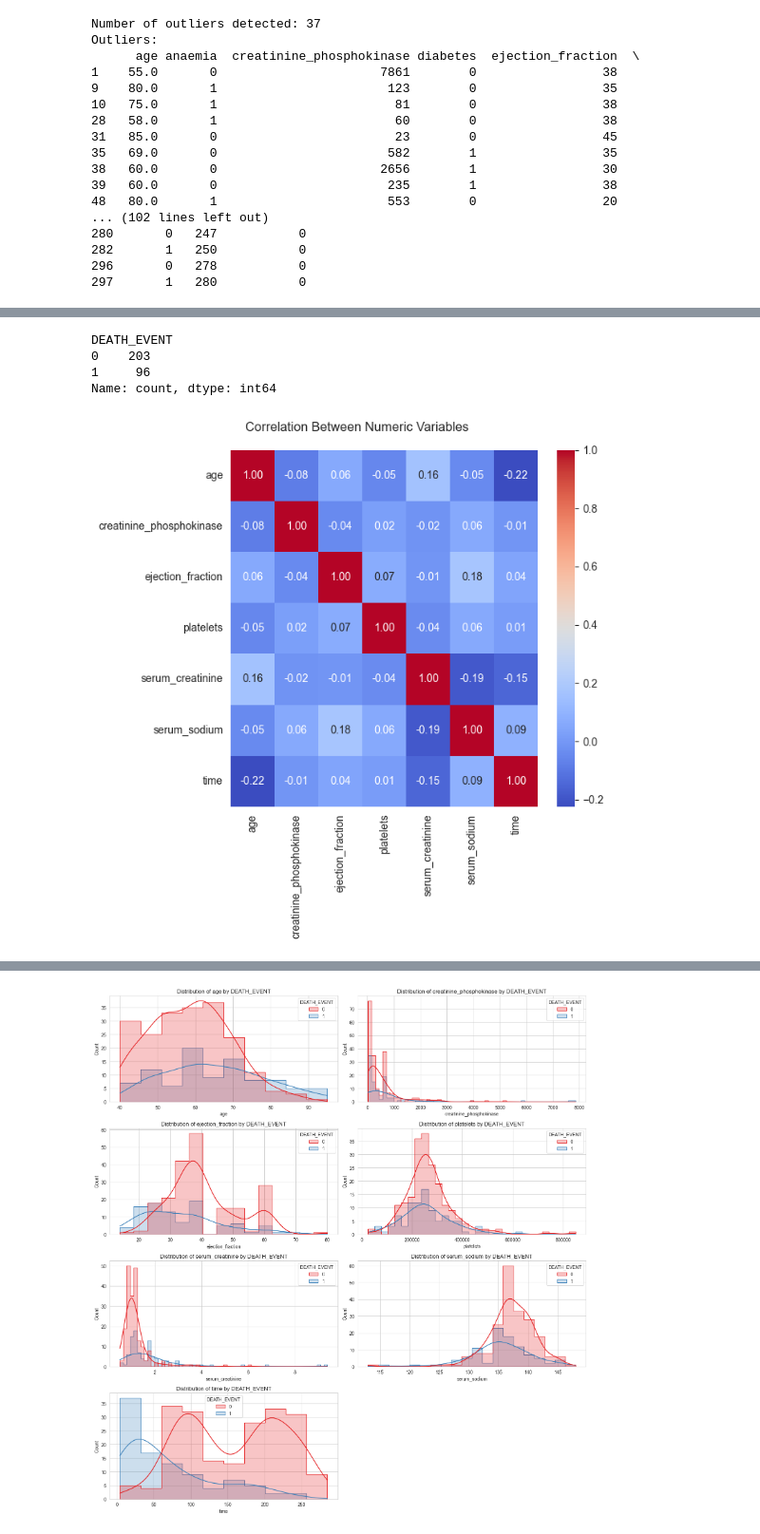
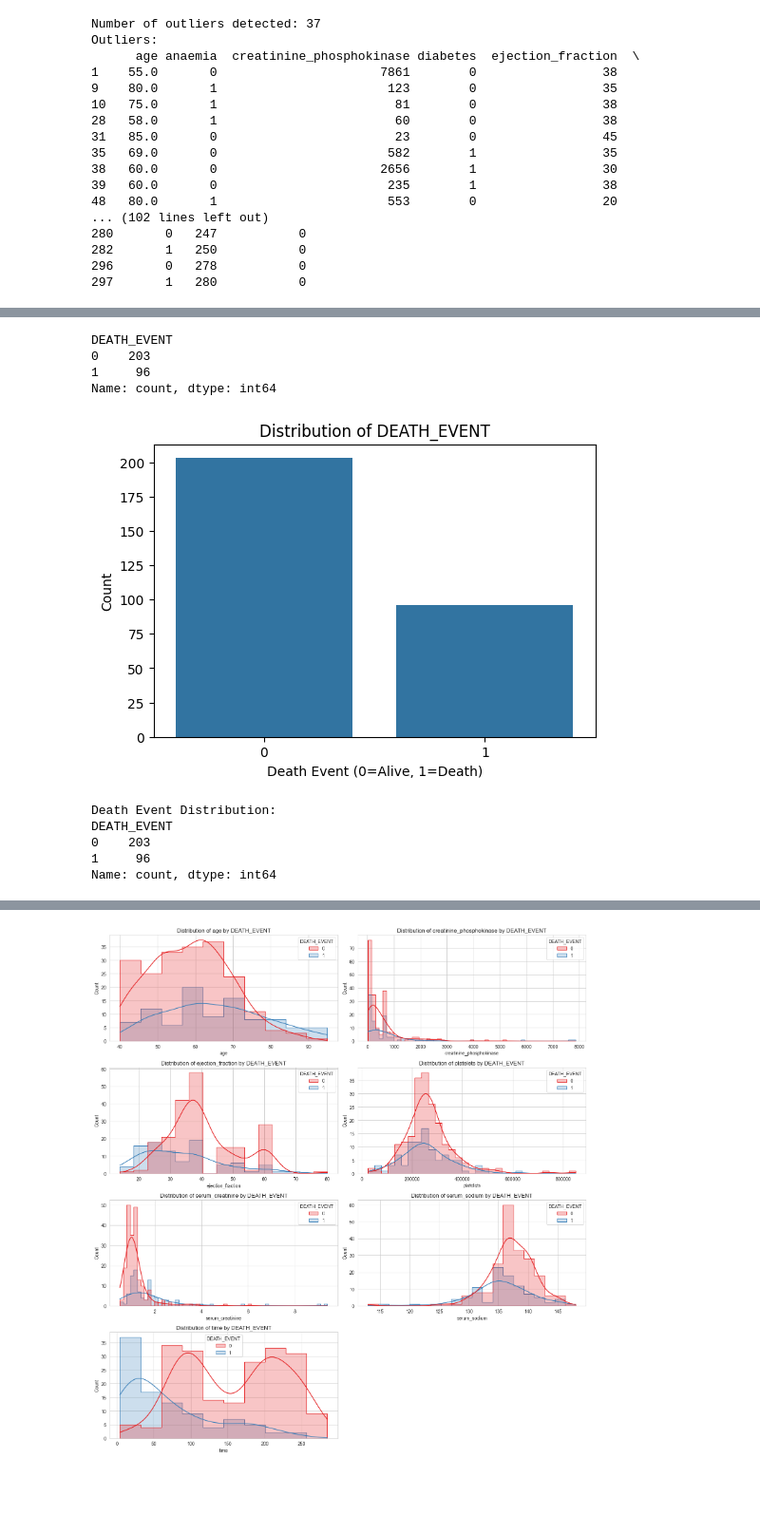
Before and after one commit to CZhakshylykova/Heart-Attack-Risk, a Jupyter notebook: Heart_attack.ipynb, the cells around one changed output, grey strips where cells are left out. Shown: that part at 95% size. Drawn from its saved outputs; the diff is of its cells as text; code cells hidden in the pictures; blank space fills up the shorter version.

```diff
--- a/Heart_attack.ipynb
+++ b/Heart_attack.ipynb
@@ -151,32 +217,32 @@ Outliers:
 # %%
 # what is the distibution of the death event in the dataset?
 
 death_event_distribution = data["DEATH_EVENT"].value_counts()
 print(death_event_distribution)
 
 with open("table_report.txt", "a") as report:
     report.write("\n\nDeath Event Distribution:\n")
     report.write(f"\n{death_event_distribution.to_string()}\n")
     report.write("There is uneven distribution of the death event in the dataset.\n")
+
+
+death_counts = data['DEATH_EVENT'].value_counts()
+plt.figure(figsize=(6, 4))
+sns.countplot(x='DEATH_EVENT', data=data)
+plt.title("Distribution of DEATH_EVENT")
+plt.xlabel("Death Event (0=Alive, 1=Death)")
+plt.ylabel("Count")
+plt.show()
+print("\nDeath Event Distribution:")
+print(death_counts)
 # %% [output]
 DEATH_EVENT
 0    203
 1     96
 Name: count, dtype: int64
+[figure, added]
+Death Event Distribution:
+DEATH_EVENT
+0    203
+1     96
+Name: count, dtype: int64
-# %%
-
-
-# how are the data variables correlated with each other?
-# Plotting the correlation matrix
-
-ouput_folder = "plots"
-plt.figure(figsize=(7, 7))
-numeric_data = data.select_dtypes(include=["int64", "float64"]).columns
-sns.heatmap(data[numeric_data].corr(), annot=True, cmap = "coolwarm", fmt = "0.2f", cbar = True,  linewidths=0)
-plt.suptitle("Correlation Between Numeric Variables")
-plt.tight_layout()
-filepath = os.path.join(ouput_folder, "correlation_matrix.png")
-plt.savefig(filepath, dpi = 300, bbox_inches = "tight")
-plt.show()
-# %% [output]
-[figure, removed]
```
Also changed, not shown: parts of 18 cells of this notebook, 8 other files.
